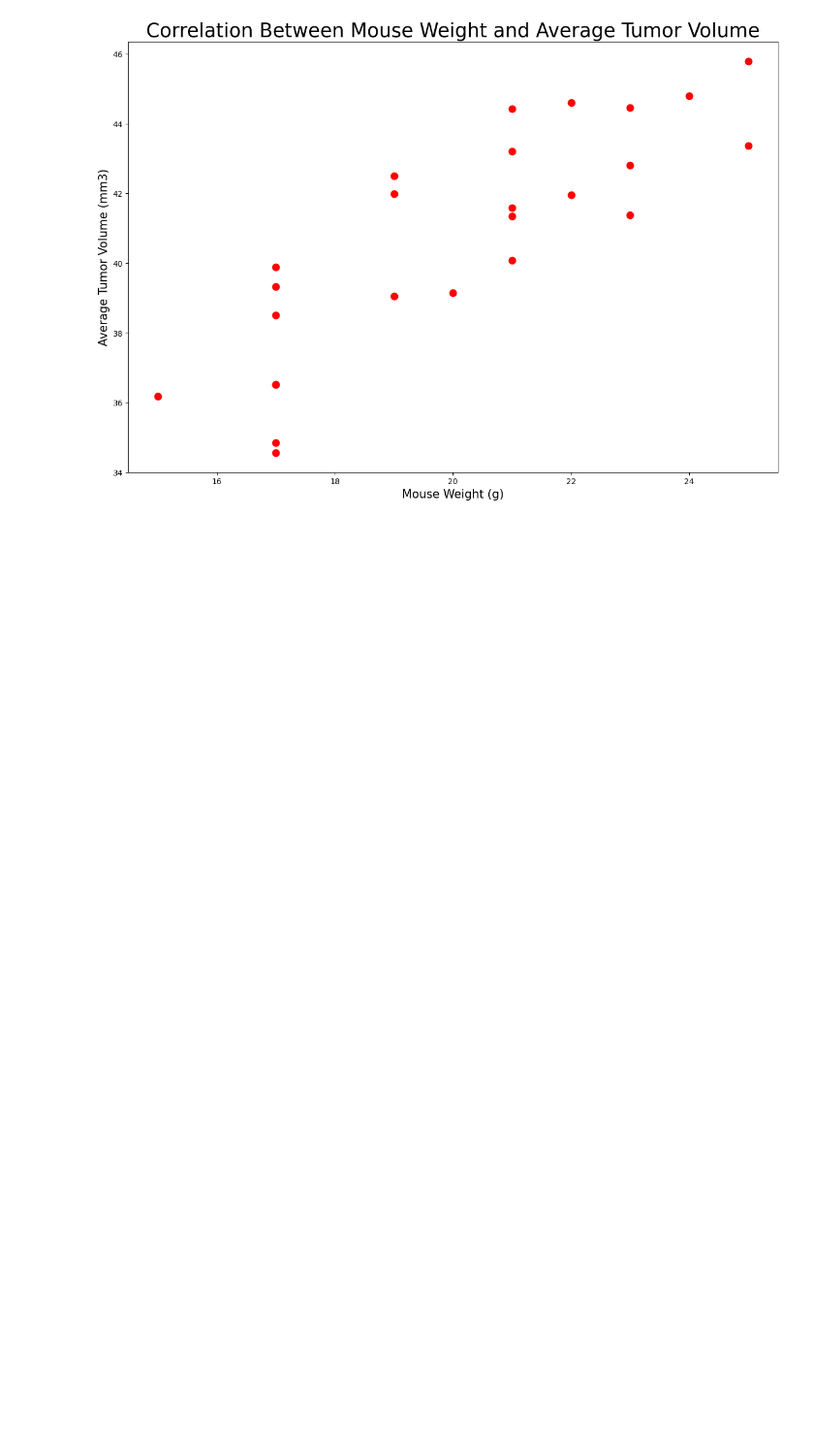
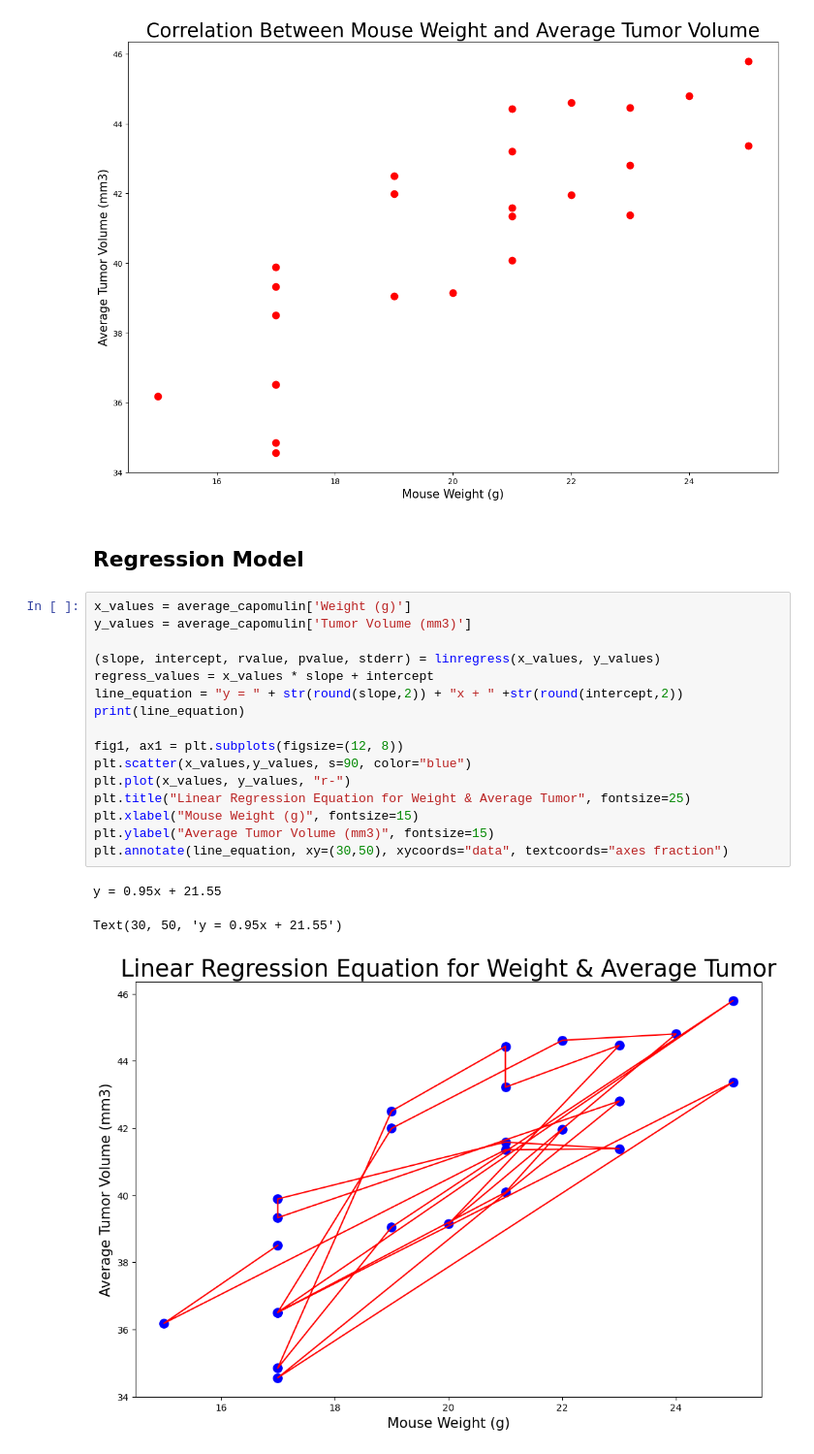
Before and after one commit to Leo-SLC/data-visualization-challenge, a Jupyter notebook: pymaceuticals.ipynb, the cells around one changed output. Shown at 97% size. Cells and saved outputs as stored; diff of their text form; blank space fills up the shorter version.

```diff
--- a/pymaceuticals.ipynb
+++ b/pymaceuticals.ipynb
@@ -427,3 +420,25 @@ print(f"This data shows a correlation of {mw_capomulin_correlation} between mous
 # %% [output]
 This data shows a correlation of 0.84 between mouse weight and the average tumor volume.
 [figure]
+# %% [markdown]
+## Regression Model
+# %%
+x_values = average_capomulin['Weight (g)']
+y_values = average_capomulin['Tumor Volume (mm3)']
+
+(slope, intercept, rvalue, pvalue, stderr) = linregress(x_values, y_values)
+regress_values = x_values * slope + intercept
+line_equation = "y = " + str(round(slope,2)) + "x + " +str(round(intercept,2))
+print(line_equation)
+
+fig1, ax1 = plt.subplots(figsize=(12, 8))
+plt.scatter(x_values,y_values, s=90, color="blue")
+plt.plot(x_values, y_values, "r-")
+plt.title("Linear Regression Equation for Weight & Average Tumor", fontsize=25)
+plt.xlabel("Mouse Weight (g)", fontsize=15)
+plt.ylabel("Average Tumor Volume (mm3)", fontsize=15)
+plt.annotate(line_equation, xy=(30,50), xycoords="data", textcoords="axes fraction")
+# %% [output]
+y = 0.95x + 21.55
+Text(30, 50, 'y = 0.95x + 21.55')
+[figure, added]
```
Also changed, not shown: parts of 1 cell of this notebook.
